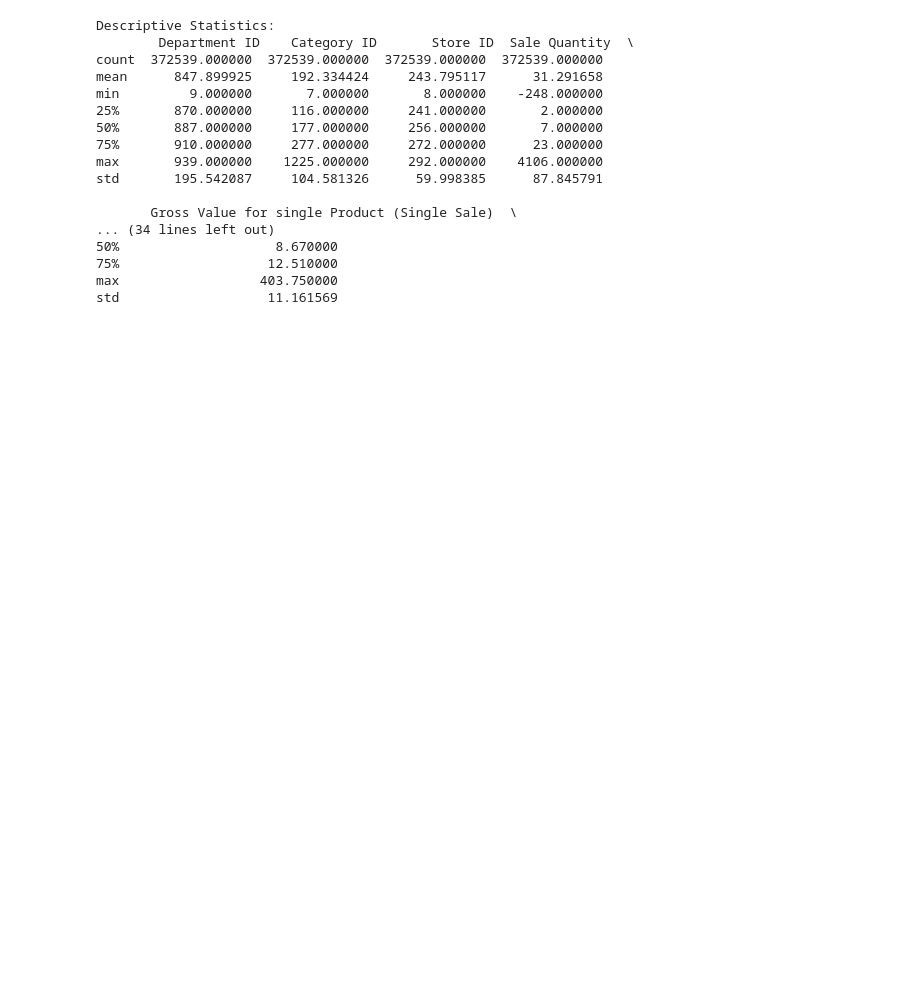
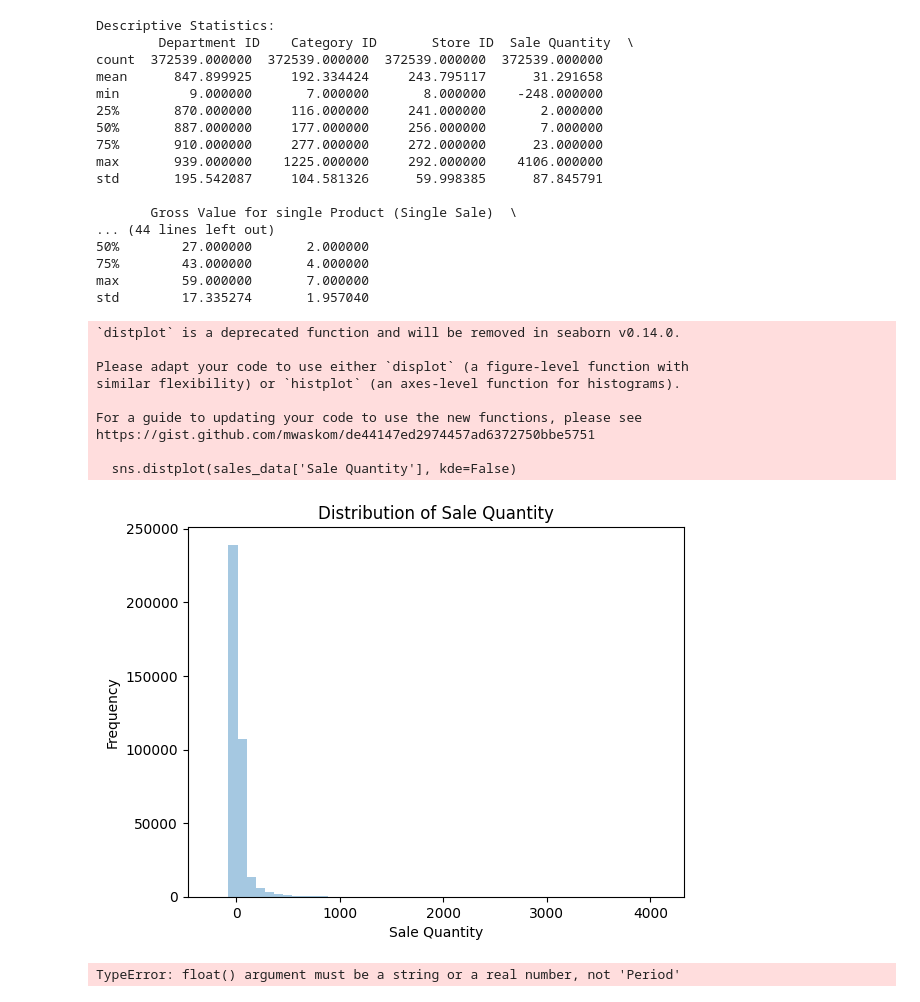
Before and after one commit to induwarafernando/SLIIT-CodeFest, a Jupyter notebook: Codefest23SLIIT.ipynb, the cells around one changed output. Drawn from its saved outputs; the diff is of its cells as text; code cells hidden in the pictures; blank space fills up the shorter version.

```diff
--- a/Codefest23SLIIT.ipynb
+++ b/Codefest23SLIIT.ipynb
@@ -65,31 +102,50 @@ NameError: name 'department_data' is not defined
 # %%
 # Import necessary libraries
 import matplotlib.pyplot as plt
 import seaborn as sns
 
 # Descriptive Statistics
 descriptive_stats = sales_data.describe()
 print("Descriptive Statistics:\n", descriptive_stats)
 
 # Visualization
+
+
 # Distribution of Sale Quantity
+sns.distplot(sales_data['Sale Quantity'], kde=False)
+plt.title('Distribution of Sale Quantity')
+plt.xlabel('Sale Quantity')
+plt.ylabel('Frequency')
+plt.show()
 # Correlation Heatmap
+
+
 # Sales by Category Name
 # %% [output]
 Descriptive Statistics:
         Department ID    Category ID       Store ID  Sale Quantity  \
 count  372539.000000  372539.000000  372539.000000  372539.000000
 mean      847.899925     192.334424     243.795117      31.291658
 min         9.000000       7.000000       8.000000    -248.000000
 25%       870.000000     116.000000     241.000000       2.000000
 50%       887.000000     177.000000     256.000000       7.000000
 75%       910.000000     277.000000     272.000000      23.000000
 max       939.000000    1225.000000     292.000000    4106.000000
 std       195.542087     104.581326      59.998385      87.845791
 
        Gross Value for single Product (Single Sale)  \
-... (34 lines left out)
-50%                    8.670000
-75%                   12.510000
-max                  403.750000
-std                   11.161569
+... (44 lines left out)
+50%        27.000000       2.000000
+75%        43.000000       4.000000
+max        59.000000       7.000000
+std        17.335274       1.957040
+`distplot` is a deprecated function and will be removed in seaborn v0.14.0.
+
+Please adapt your code to use either `displot` (a figure-level function with
+similar flexibility) or `histplot` (an axes-level function for histograms).
+
+For a guide to updating your code to use the new functions, please see
+https://gist.github.com/mwaskom/de44147ed2974457ad6372750bbe5751
+
+  sns.distplot(sales_data['Sale Quantity'], kde=False)
+[figure, added]
@@ -118,0 +152,36 @@ from sklearn.model_selection import KFold
+# %%
+def convert_time_to_minutes(time_string):
+   hours, minutes, _ = map(int, time_string.split(':'))
+   return hours*60 + minutes
+
+sales_data['Sales Time'] = sales_data['Sales Time'].apply(convert_time_to_minutes)
+
+
+
+# Split the dataset into features (X) and target variable (y)
+from sklearn.ensemble import RandomForestRegressor
+from sklearn.metrics import mean_squared_error
+from sklearn.model_selection import train_test_split
+
+
+sales_data['SalesDate'] = sales_data['SalesDate'].astype(np.int64) // 10**9
+X = sales_data.drop('TotalSales', axis=1)
+y = sales_data['TotalSales']
+
+
+# Split the dataset into training and testing sets
+X_train, X_test, y_train, y_test = train_test_split(X, y, test_size=0.2, random_state=42)
+
+# Train a simple model (Random Forest Regressor for example)
+rf = RandomForestRegressor(n_estimators=100, random_state=42)
+rf.fit(X_train, y_train)
+
+# Predictions
+y_pred = rf.predict(X_test)
+
+# Assess the accuracy of the model
+mse = mean_squared_error(y_test, y_pred)
+rmse = np.sqrt(mse)
+print(f'RMSE: {rmse}')
+# %% [output]
+TypeError: float() argument must be a string or a real number, not 'Period'
```
Also changed, not shown: parts of 4 cells of this notebook, 1 other file.
